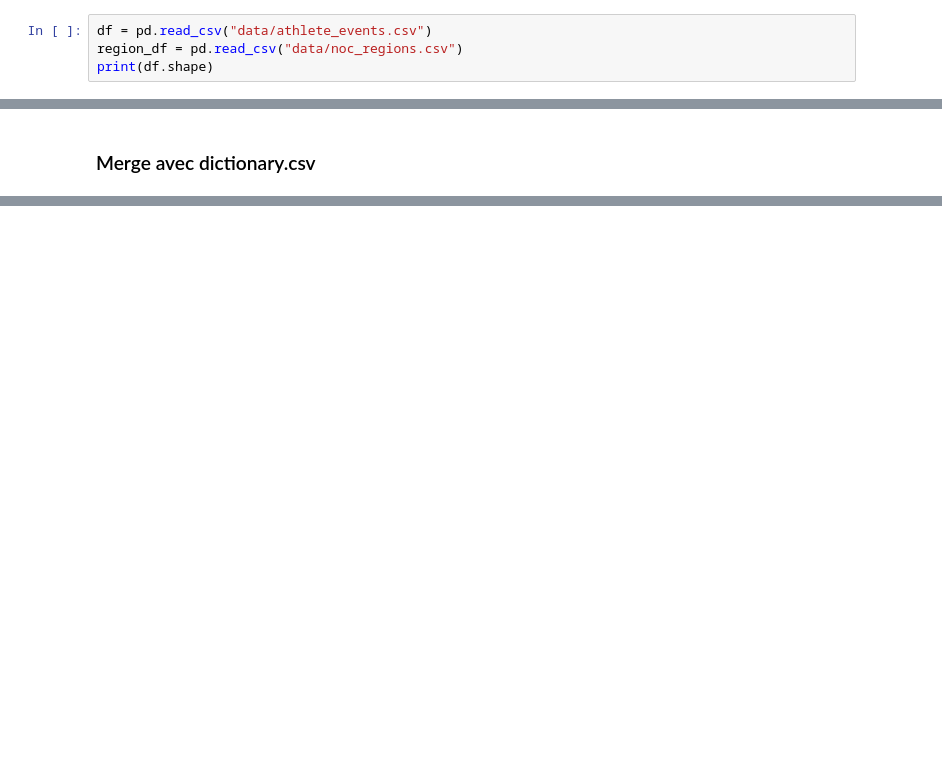
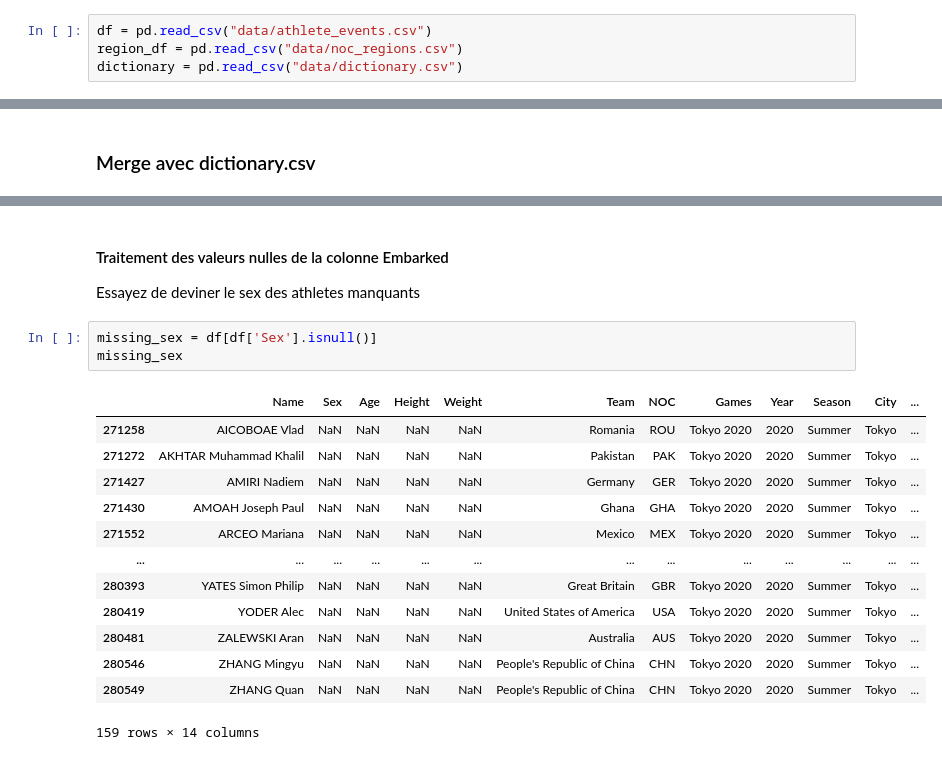
Before and after one commit to nastoo/tp-methodes-pour-analytique, a Jupyter notebook: Projet_GG.ipynb, the cells around one changed output, grey strips where cells are left out. Saved outputs shown, nothing was run; the diff lists cells and outputs as text; blank space fills up the shorter version.

```diff
--- a/Projet_GG.ipynb
+++ b/Projet_GG.ipynb
@@ -301,5 +297,5 @@ In [128] used 3.7 MiB RAM in 0.40s (system mean cpu 1%, single max cpu 100%), pe
 # %%
 df = pd.read_csv("data/athlete_events.csv")
 region_df = pd.read_csv("data/noc_regions.csv")
-print(df.shape)
+dictionary = pd.read_csv("data/dictionary.csv")
 # %% [output]
@@ -353,0 +392,21 @@ In [134] used 0.0 MiB RAM in 0.11s (system mean cpu 4%, single max cpu 100%), pe
+# %% [markdown]
+#### Traitement des valeurs nulles de la colonne Embarked
+
+Essayez de deviner le sex des athletes manquants
+# %%
+missing_sex = df[df['Sex'].isnull()]
+missing_sex
+# %% [output]
+|  | Name | Sex | Age | Height | Weight | Team | NOC | Games | Year | Season | City | ... |
+| 271258 | AICOBOAE Vlad | NaN | NaN | NaN | NaN | Romania | ROU | Tokyo 2020 | 2020 | Summer | Tokyo | ... |
+| 271272 | AKHTAR Muhammad Khalil | NaN | NaN | NaN | NaN | Pakistan | PAK | Tokyo 2020 | 2020 | Summer | Tokyo | ... |
+| 271427 | AMIRI Nadiem | NaN | NaN | NaN | NaN | Germany | GER | Tokyo 2020 | 2020 | Summer | Tokyo | ... |
+| 271430 | AMOAH Joseph Paul | NaN | NaN | NaN | NaN | Ghana | GHA | Tokyo 2020 | 2020 | Summer | Tokyo | ... |
+| 271552 | ARCEO Mariana | NaN | NaN | NaN | NaN | Mexico | MEX | Tokyo 2020 | 2020 | Summer | Tokyo | ... |
+| ... | ... | ... | ... | ... | ... | ... | ... | ... | ... | ... | ... | ... |
+| 280393 | YATES Simon Philip | NaN | NaN | NaN | NaN | Great Britain | GBR | Tokyo 2020 | 2020 | Summer | Tokyo | ... |
+| 280419 | YODER Alec | NaN | NaN | NaN | NaN | United States of America | USA | Tokyo 2020 | 2020 | Summer | Tokyo | ... |
+| 280481 | ZALEWSKI Aran | NaN | NaN | NaN | NaN | Australia | AUS | Tokyo 2020 | 2020 | Summer | Tokyo | ... |
+| 280546 | ZHANG Mingyu | NaN | NaN | NaN | NaN | People's Republic of China | CHN | Tokyo 2020 | 2020 | Summer | Tokyo | ... |
+| 280549 | ZHANG Quan | NaN | NaN | NaN | NaN | People's Republic of China | CHN | Tokyo 2020 | 2020 | Summer | Tokyo | ... |
+159 rows × 14 columns
```
Also changed, not shown: parts of 30 cells of this notebook.
